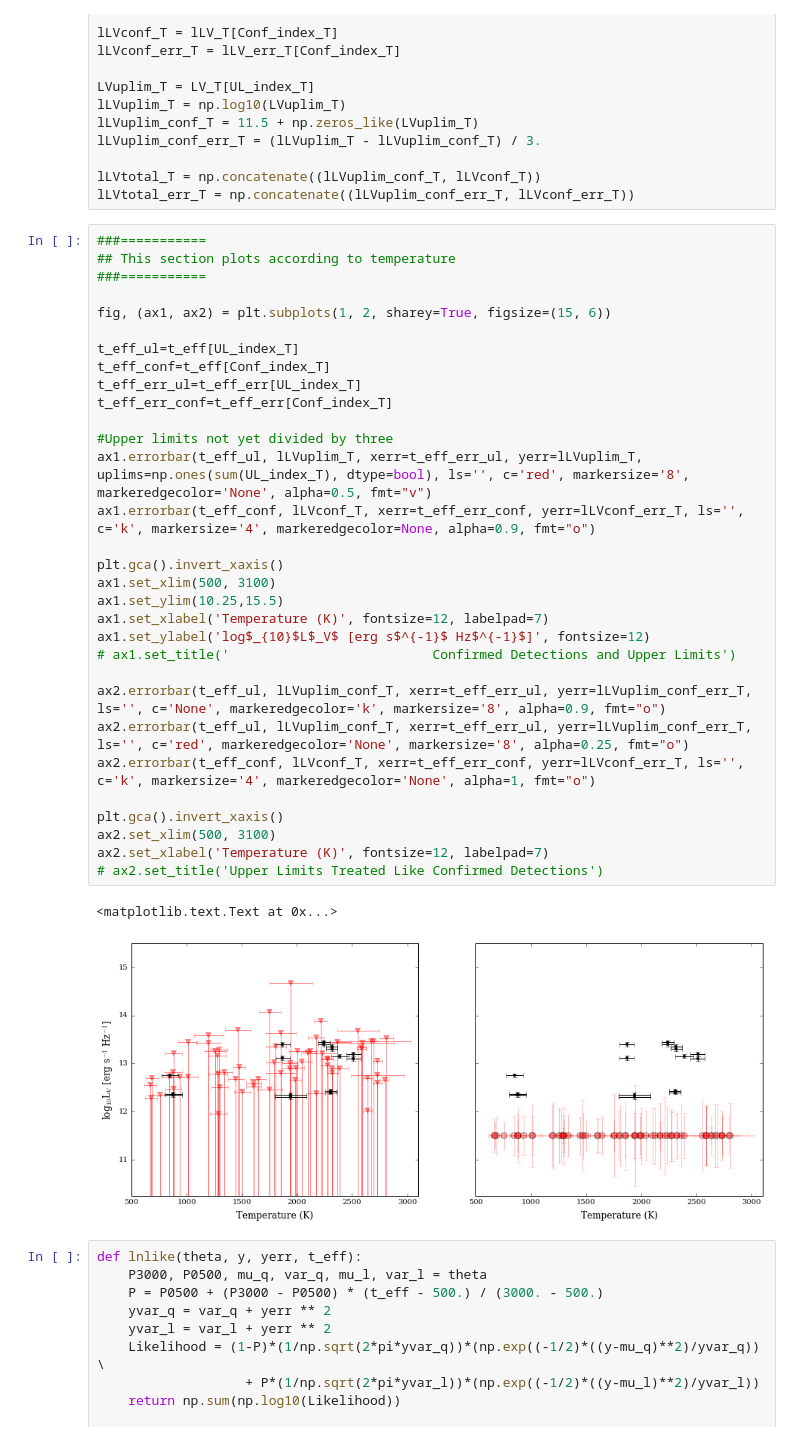
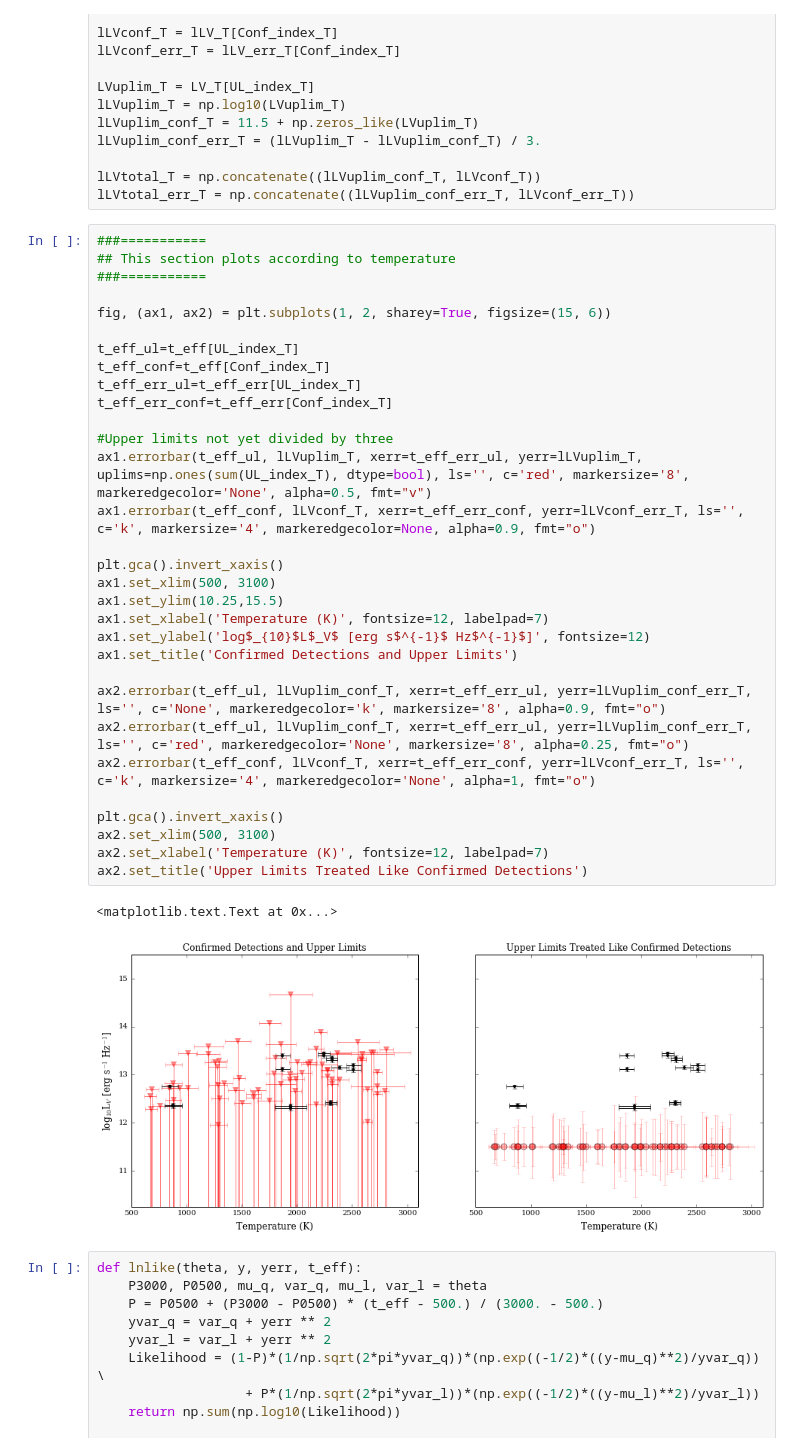
Before and after one commit to elliesch/python_codes, a Jupyter notebook: MixtureModel.ipynb, the cells around one changed output. Cells and saved outputs as stored; diff of their text form.

```diff
--- a/MixtureModel.ipynb
+++ b/MixtureModel.ipynb
@@ -301,36 +301,36 @@ lLVtotal_err_T = np.concatenate((lLVuplim_conf_err_T, lLVconf_err_T))
 ###===========
 ## This section plots according to temperature
 ###===========
 
 fig, (ax1, ax2) = plt.subplots(1, 2, sharey=True, figsize=(15, 6))
 
 t_eff_ul=t_eff[UL_index_T]
 t_eff_conf=t_eff[Conf_index_T]
 t_eff_err_ul=t_eff_err[UL_index_T]
 t_eff_err_conf=t_eff_err[Conf_index_T]
 
 #Upper limits not yet divided by three
 ax1.errorbar(t_eff_ul, lLVuplim_T, xerr=t_eff_err_ul, yerr=lLVuplim_T, uplims=np.ones(sum(UL_index_T), dtype=bool), ls='', c='red', markersize='8', markeredgecolor='None', alpha=0.5, fmt="v")
 ax1.errorbar(t_eff_conf, lLVconf_T, xerr=t_eff_err_conf, yerr=lLVconf_err_T, ls='', c='k', markersize='4', markeredgecolor=None, alpha=0.9, fmt="o")
 
 plt.gca().invert_xaxis()
 ax1.set_xlim(500, 3100)
 ax1.set_ylim(10.25,15.5)
 ax1.set_xlabel('Temperature (K)', fontsize=12, labelpad=7)
 ax1.set_ylabel('log$_{10}$L$_V$ [erg s$^{-1}$ Hz$^{-1}$]', fontsize=12)
-# ax1.set_title('                          Confirmed Detections and Upper Limits')
+ax1.set_title('Confirmed Detections and Upper Limits')
 
 ax2.errorbar(t_eff_ul, lLVuplim_conf_T, xerr=t_eff_err_ul, yerr=lLVuplim_conf_err_T, ls='', c='None', markeredgecolor='k', markersize='8', alpha=0.9, fmt="o")
 ax2.errorbar(t_eff_ul, lLVuplim_conf_T, xerr=t_eff_err_ul, yerr=lLVuplim_conf_err_T, ls='', c='red', markeredgecolor='None', markersize='8', alpha=0.25, fmt="o")
 ax2.errorbar(t_eff_conf, lLVconf_T, xerr=t_eff_err_conf, yerr=lLVconf_err_T, ls='', c='k', markersize='4', markeredgecolor='None', alpha=1, fmt="o")
 
 plt.gca().invert_xaxis()
 ax2.set_xlim(500, 3100)
 ax2.set_xlabel('Temperature (K)', fontsize=12, labelpad=7)
-# ax2.set_title('Upper Limits Treated Like Confirmed Detections')
+ax2.set_title('Upper Limits Treated Like Confirmed Detections')
 # %% [output]
 <matplotlib.text.Text at 0x...>
-[figure, old version]
+[figure, new version]
 # %%
 def lnlike(theta, y, yerr, t_eff):
     P3000, P0500, mu_q, var_q, mu_l, var_l = theta
```
Also changed, not shown: parts of 7 cells of this notebook.
